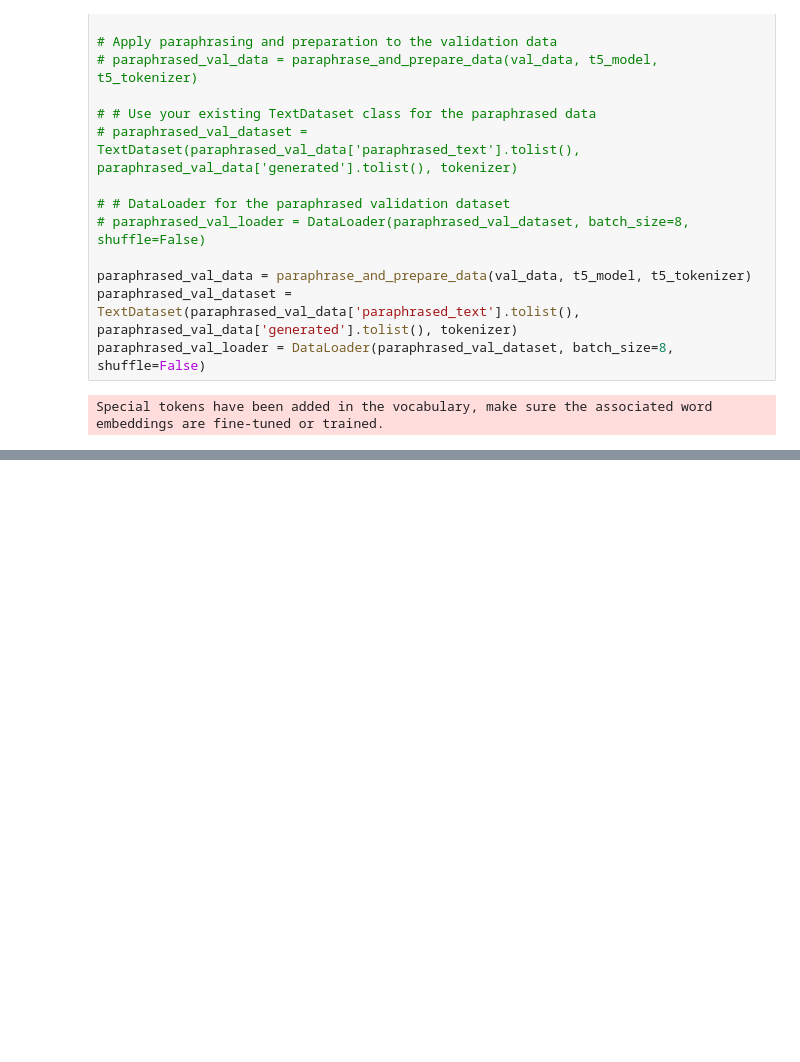
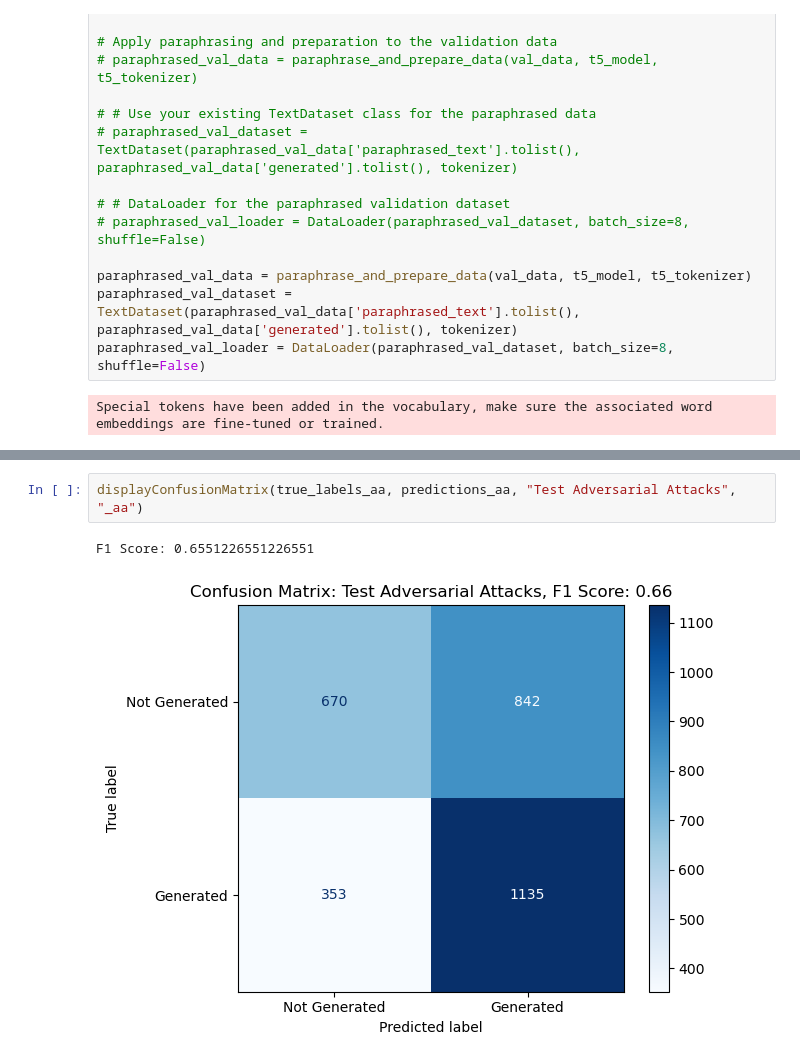
Before and after one commit to anthonypenaflor/CS567_ML_Project, a Jupyter notebook: src/llm-detect-train-val-deberta.ipynb, the cells around one changed output, grey strips where cells are left out. Drawn from its saved outputs; the diff is of its cells as text; blank space fills up the shorter version.

```diff
--- a/src/llm-detect-train-val-deberta.ipynb
+++ b/src/llm-detect-train-val-deberta.ipynb
@@ -246,0 +266,5 @@ Accuracy on Paraphrased Data: 0.9975845410628019
+# %%
+displayConfusionMatrix(true_labels_aa, predictions_aa, "Test Adversarial Attacks", "_aa")
+# %% [output]
+F1 Score: 0.6551226551226551
+[figure, added]
```
Also changed, not shown: parts of 7 cells of this notebook, 5 other files.
